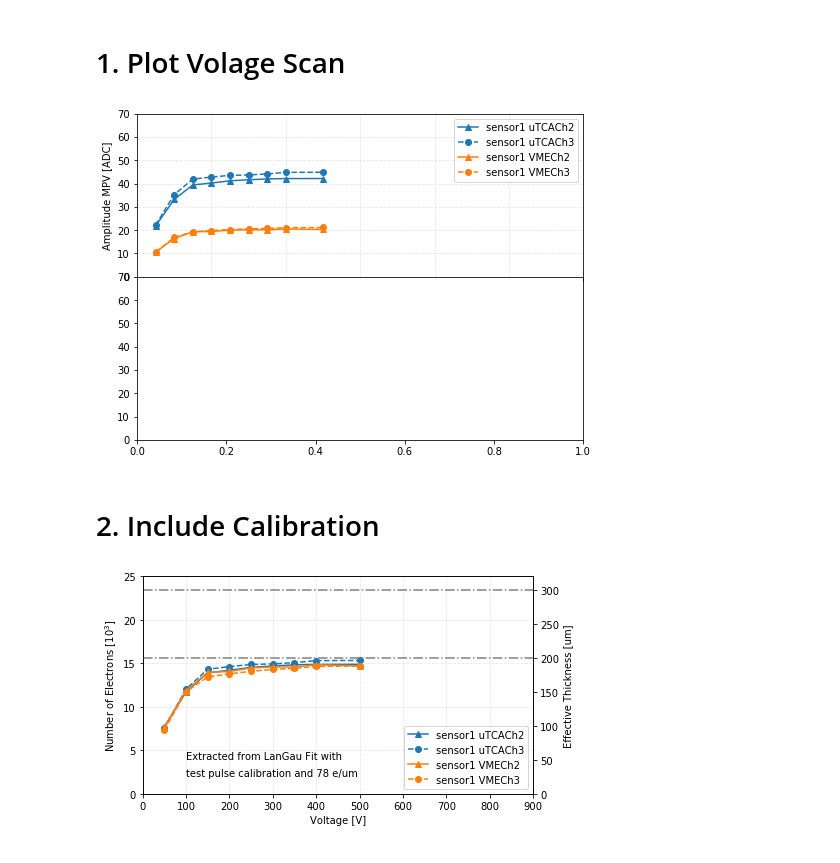
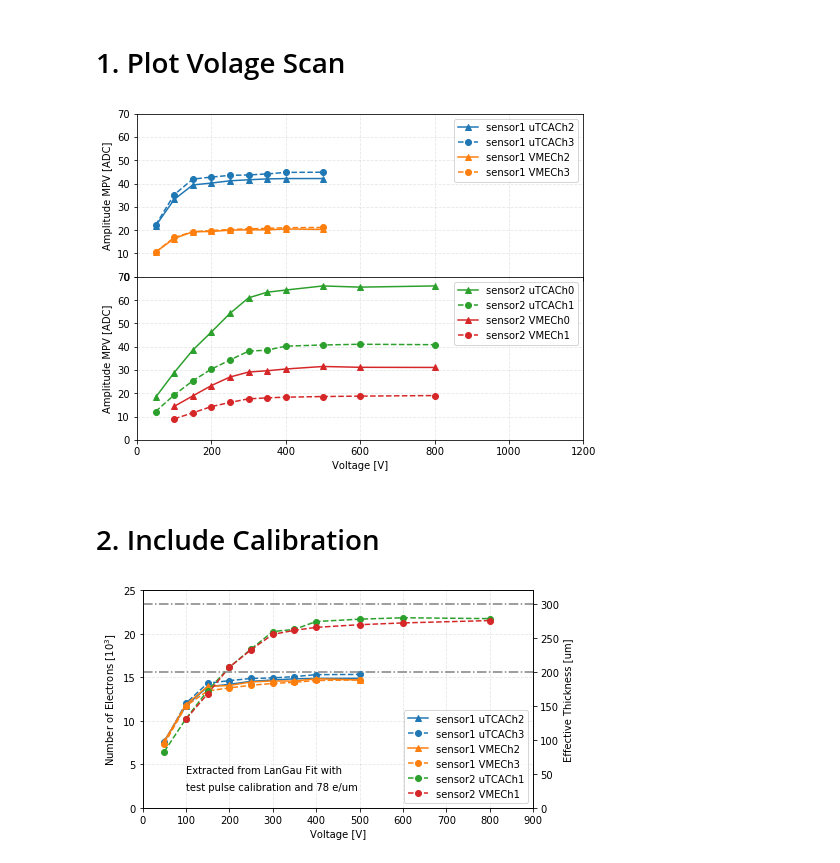
Before and after one commit to ZihengChen/BCM1F_TB_SensorAnalysis, a Jupyter notebook: notebooks/plotEffThickness.ipynb, the cells around one changed output. Cells and saved outputs as stored; diff of their text form; code cells hidden in the pictures.

```diff
--- a/notebooks/plotEffThickness.ipynb
+++ b/notebooks/plotEffThickness.ipynb
@@ -14,37 +14,37 @@ plotConfig = {
 # %%
 f, (ax1, ax2) = plt.subplots(2,1, sharey=True, facecolor='w',figsize=(8,6))
 plt.subplots_adjust(hspace=0)
 
 # sensor1
 sensor = "sensor1"
 df = pd.read_pickle(dataDir+"/FitPulseAmp/{}.pkl".format(sensor))
 for v in ["uTCACh2","uTCACh3","VMECh2","VMECh3"]:
     ax1.plot(df["u"], df[v+'_mpv'], plotConfig[v][1],
              color=plotConfig[v][0],label=sensor + " " + v)
 ax1.set_xlim(0,1200)
 ax1.set_ylim(0,70)
 ax1.legend(loc="upper right")
 ax1.grid(linestyle='--',alpha=0.3)
 ax1.set_ylabel("Amplitude MPV [ADC]")
 ax1.set_xticklabels([])
 
-# # sensor2
-# sensor = "sensor2"
-# df = pd.read_pickle(dataDir+"/FitPulseAmp/{}.pkl".format(sensor))
-# for v in ["uTCACh0","uTCACh1","VMECh0","VMECh1"]:
-#     ax1.plot(df["u"], df[v+'_mpv'], plotConfig[v][1],
-#              color=plotConfig[v][0],label=sensor + " " + v)
-# ax2.set_xlim(0,1200)
-# ax2.set_ylim(0,70)
-# ax2.legend(loc="upper right")
-# ax2.grid(linestyle='--',alpha=0.3)
-# ax2.set_xlabel("Voltage [V]")
-# ax2.set_ylabel("Amplitude MPV [ADC]")
+# sensor2
+sensor = "sensor2"
+df = pd.read_pickle(dataDir+"/FitPulseAmp/{}.pkl".format(sensor))
+for v in ["uTCACh0","uTCACh1","VMECh0","VMECh1"]:
+    ax2.plot(df["u"], df[v+'_mpv'], plotConfig[v][1],
+             color=plotConfig[v][0],label=sensor + " " + v)
+ax2.set_xlim(0,1200)
+ax2.set_ylim(0,70)
+ax2.legend(loc="upper right")
+ax2.grid(linestyle='--',alpha=0.3)
+ax2.set_xlabel("Voltage [V]")
+ax2.set_ylabel("Amplitude MPV [ADC]")
 
 # save plot
 plt.savefig("../plots/effThickness_ADC.png",dpi=300)
 # %% [output]
-[figure, old version]
+[figure, new version]
 # %% [markdown]
 # 2. Include Calibration
 # %%
@@ -61,13 +61,13 @@ for v in ["uTCACh2","uTCACh3","VMECh2","VMECh3"]:
     k = abs(calibration[v][0]/1000)
     ax1.plot(df["u"], k*df[v+'_mpv'], plotConfig[v][1],
              color=plotConfig[v][0],label=sensor + " " + v)
-# # make plot sensor2
-# sensor = "sensor2"
-# df = pd.read_pickle(dataDir+"/FitPulseAmp/{}.pkl".format(sensor))
-# for v in ["uTCACh1","VMECh1"]:
-#     k = abs(calibration[v][0]/1000)
-#     ax1.plot(df["u"], k*df[v+'_mpv'], plotConfig[v][1],
-#              color=plotConfig[v][0],label=sensor + " " + v)
+# make plot sensor2
+sensor = "sensor2"
+df = pd.read_pickle(dataDir+"/FitPulseAmp/{}.pkl".format(sensor))
+for v in ["uTCACh1","VMECh1"]:
+    k = abs(calibration[v][0]/1000)
+    ax1.plot(df["u"], k*df[v+'_mpv'], plotConfig[v][1],
+             color=plotConfig[v][0],label=sensor + " " + v)
 # plot setting
 ax1.set_xlim(0,900)
 ax1.set_ylim(0,25)
@@ -82,6 +82,6 @@ ax2.set_ylim(0,25000/eleDensity)
 ax2.set_ylabel("Effective Thickness [um]")
 ax2.axhline(300,linestyle='-.',color='grey')
 ax2.axhline(200,linestyle='-.',color='grey')
-plt.savefig("../plots/voltageScan_thickness_adjust.png",dpi=300)
+plt.savefig("../plots/effThickness.png",dpi=300)
 # %% [output]
-[figure, old version]
+[figure, new version]
```
Also changed, not shown: 1 other file.
